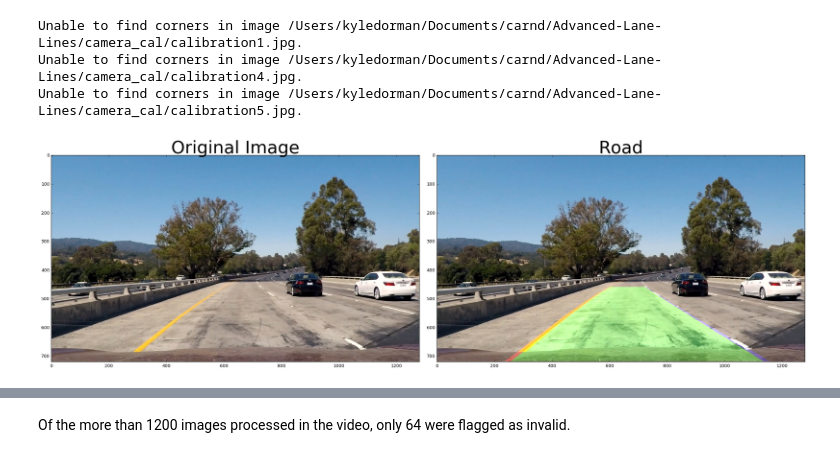
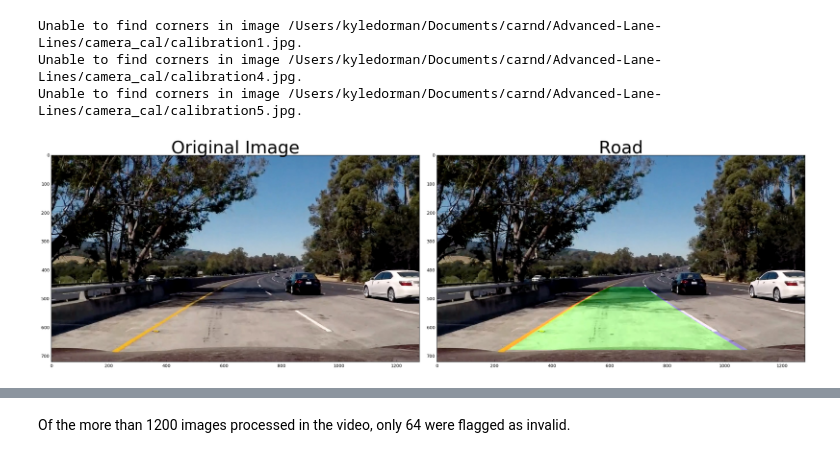
Before and after one commit to kyle-dorman/Advanced-Lane-Lines, a Jupyter notebook: road_testing.ipynb, the cells around one changed output, grey strips where cells are left out. Cells and saved outputs as stored; diff of their text form; code cells hidden in the pictures.

```diff
--- a/road_testing.ipynb
+++ b/road_testing.ipynb
@@ -15,26 +15,25 @@ Unable to find corners in image /Users/kyledorman/Documents/carnd/Advanced-Lane-
 Unable to find corners in image /Users/kyledorman/Documents/carnd/Advanced-Lane-Lines/camera_cal/calibration4.jpg.
 Unable to find corners in image /Users/kyledorman/Documents/carnd/Advanced-Lane-Lines/camera_cal/calibration5.jpg.
 # %%
-image = mpimg.imread('test_images/test1.jpg')
+image = mpimg.imread('test_images/test5.jpg')
+road.left_lanes = []
+road.right_lanes = []
+road.frame_counter = 0
+
 processed_image = road.process(image)
-# undistorted = road.distorter.undistort(image)
-# warped = road.transformer.warped(undistorted)
 
 # Plot the result
 f, (ax1, ax2) = plt.subplots(1, 2, figsize=(24, 9))
 f.tight_layout()
 ax1.imshow(image)
 ax1.set_title('Original Image', fontsize=40)
 ax2.imshow(processed_image)
 ax2.set_title('Road', fontsize=40)
-# ax3.imshow(polly)
-# ax3.set_title('Warped image', fontsize=40)
-# ax4.imshow(warped)
-# ax4.set_title('Warped polly', fontsize=40)
 plt.subplots_adjust(left=0., right=1, top=0.9, bottom=0.)
+# plt.savefig('found_lanes_displayed.png')
 plt.show()
 # %% [output]
-[figure, old version]
+[figure, new version]
 # %%
 from moviepy.editor import VideoFileClip
 from lane_lines.file import full_path
```
Also changed, not shown: parts of 3 cells of this notebook, 19 other files.
